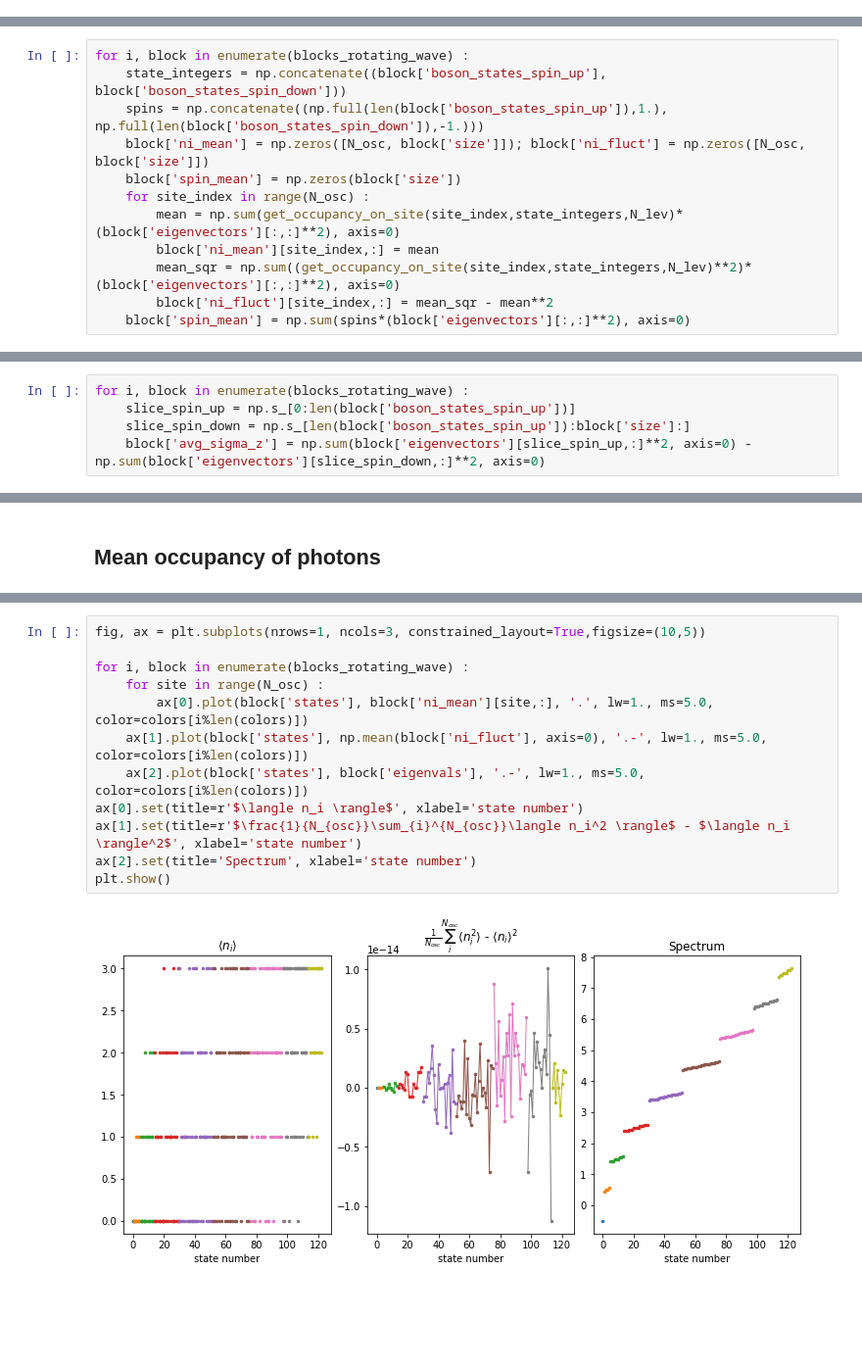
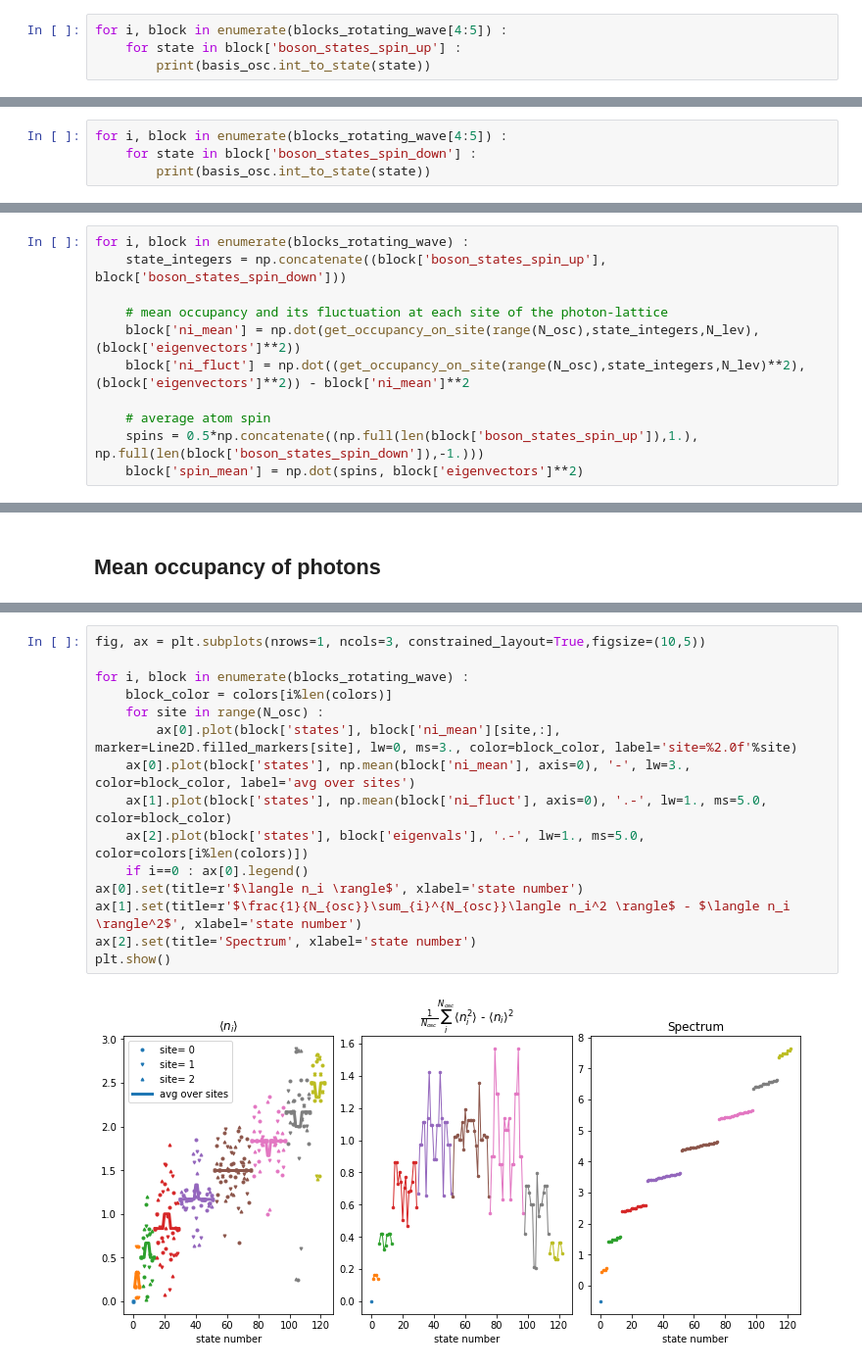
Before and after one commit to anastasiaGor/turbulence_data_notebooks, a Jupyter notebook: Atom-photon Hamiltonian/blocks_atom_multiple_photons.ipynb, the cells around one changed output, grey strips where cells are left out. Shown at 98% size. Drawn from its saved outputs; the diff is of its cells as text; blank space fills up the shorter version.

Commit message:
three version of operators
comparison of mean spin and occupancy with three methods : simplified formula, matrix operator on a block basis, matrix operator of the full basis

```diff
--- a/Atom-photon Hamiltonian/blocks_atom_multiple_photons.ipynb
+++ b/Atom-photon Hamiltonian/blocks_atom_multiple_photons.ipynb
@@ -288,3 +296,7 @@ ax.set(title=r'Three blocks $N_b$=' + str(N_block), xlabel='state number', ylabe
 plt.show()
 # %% [output]
 [figure]
+# %%
+for i, block in enumerate(blocks_rotating_wave[4:5]) :
+    for state in block['boson_states_spin_up'] :
+        print(basis_osc.int_to_state(state))
@@ -290,0 +314,4 @@ plt.show()
+# %%
+for i, block in enumerate(blocks_rotating_wave[4:5]) :
+    for state in block['boson_states_spin_down'] :
+        print(basis_osc.int_to_state(state))
@@ -297,24 +360,18 @@ def get_occupancy_on_site(site_index_array, state_int_array, sps) :
 # %%
 for i, block in enumerate(blocks_rotating_wave) :
     state_integers = np.concatenate((block['boson_states_spin_up'], block['boson_states_spin_down']))
-    spins = np.concatenate((np.full(len(block['boson_states_spin_up']),1.), np.full(len(block['boson_states_spin_down']),-1.)))
-    block['ni_mean'] = np.zeros([N_osc, block['size']]); block['ni_fluct'] = np.zeros([N_osc, block['size']])
-    block['spin_mean'] = np.zeros(block['size'])
-    for site_index in range(N_osc) :
-        mean = np.sum(get_occupancy_on_site(site_index,state_integers,N_lev)*(block['eigenvectors'][:,:]**2), axis=0)
-        block['ni_mean'][site_index,:] = mean
-        mean_sqr = np.sum((get_occupancy_on_site(site_index,state_integers,N_lev)**2)*(block['eigenvectors'][:,:]**2), axis=0)
-        block['ni_fluct'][site_index,:] = mean_sqr - mean**2
-    block['spin_mean'] = np.sum(spins*(block['eigenvectors'][:,:]**2), axis=0)
+
+    # mean occupancy and its fluctuation at each site of the photon-lattice
+    block['ni_mean'] = np.dot(get_occupancy_on_site(range(N_osc),state_integers,N_lev),(block['eigenvectors']**2))
+    block['ni_fluct'] = np.dot((get_occupancy_on_site(range(N_osc),state_integers,N_lev)**2),(block['eigenvectors']**2)) - block['ni_mean']**2
+
+    # average atom spin
+    spins = 0.5*np.concatenate((np.full(len(block['boson_states_spin_up']),1.), np.full(len(block['boson_states_spin_down']),-1.)))
+    block['spin_mean'] = np.dot(spins, block['eigenvectors']**2)
 # %% [markdown]
 ## Avg atom spin
 # %% [markdown]
 Compute $\langle \sigma_z \rangle$ for each state in each block :
-# %%
-for i, block in enumerate(blocks_rotating_wave) :
-    slice_spin_up = np.s_[0:len(block['boson_states_spin_up'])]
-    slice_spin_down = np.s_[len(block['boson_states_spin_up']):block['size']:]
-    block['avg_sigma_z'] = np.sum(block['eigenvectors'][slice_spin_up,:]**2, axis=0) - np.sum(block['eigenvectors'][slice_spin_down,:]**2, axis=0)
 # %%
 fig, ax = plt.subplots(nrows=1, ncols=2, constrained_layout=True,figsize=(8,5))
 
@@ -331,17 +392,20 @@ plt.show()
 # %%
 fig, ax = plt.subplots(nrows=1, ncols=3, constrained_layout=True,figsize=(10,5))
 
 for i, block in enumerate(blocks_rotating_wave) :
+    block_color = colors[i%len(colors)]
     for site in range(N_osc) :
-        ax[0].plot(block['states'], block['ni_mean'][site,:], '.', lw=1., ms=5.0, color=colors[i%len(colors)])
-    ax[1].plot(block['states'], np.mean(block['ni_fluct'], axis=0), '.-', lw=1., ms=5.0, color=colors[i%len(colors)])
+        ax[0].plot(block['states'], block['ni_mean'][site,:], marker=Line2D.filled_markers[site], lw=0, ms=3., color=block_color, label='site=%2.0f'%site)
+    ax[0].plot(block['states'], np.mean(block['ni_mean'], axis=0), '-', lw=3., color=block_color, label='avg over sites')
+    ax[1].plot(block['states'], np.mean(block['ni_fluct'], axis=0), '.-', lw=1., ms=5.0, color=block_color)
     ax[2].plot(block['states'], block['eigenvals'], '.-', lw=1., ms=5.0, color=colors[i%len(colors)])
+    if i==0 : ax[0].legend()
 ax[0].set(title=r'$\langle n_i \rangle$', xlabel='state number')
 ax[1].set(title=r'$\frac{1}{N_{osc}}\sum_{i}^{N_{osc}}\langle n_i^2 \rangle$ - $\langle n_i \rangle^2$', xlabel='state number')
 ax[2].set(title='Spectrum', xlabel='state number')
 plt.show()
 # %% [output]
-[figure, old version]
+[figure, new version]
 # %%
 fig, ax = plt.subplots(nrows=1, ncols=2, constrained_layout=True,figsize=(8,5))
 
```
Also changed, not shown: parts of 30 cells of this notebook.
